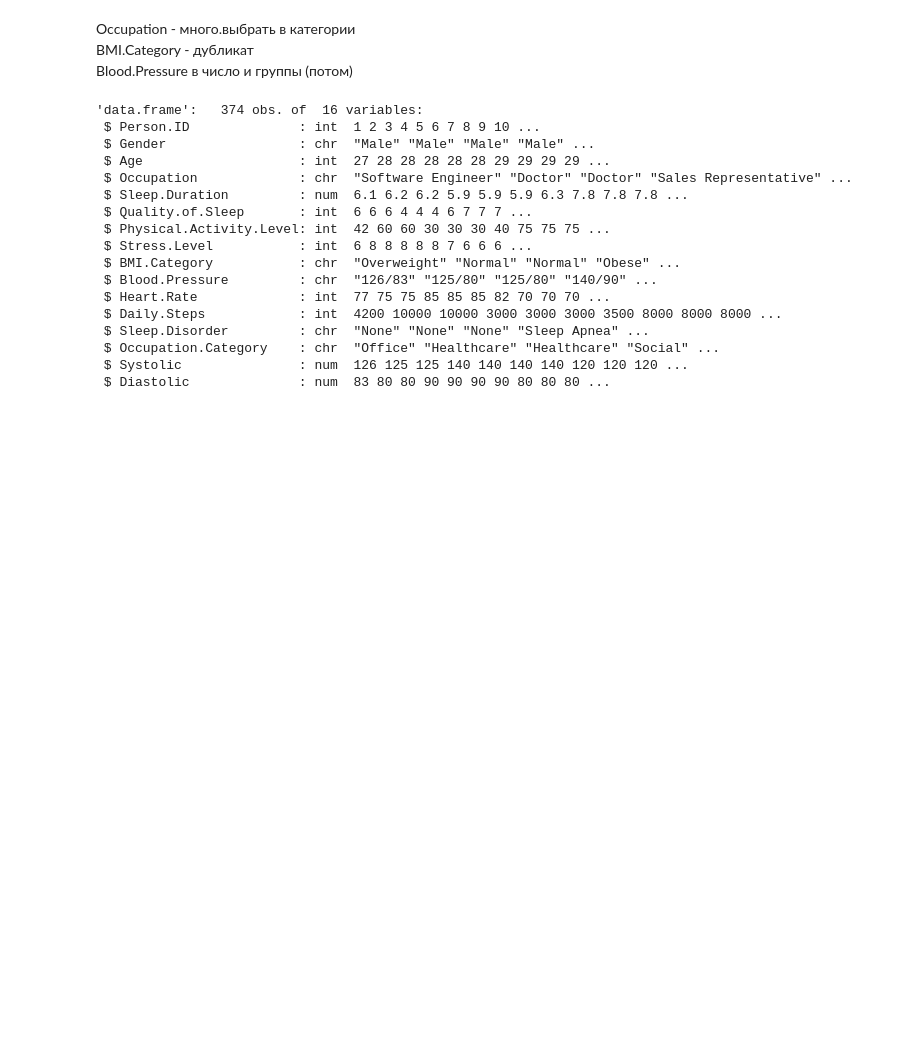
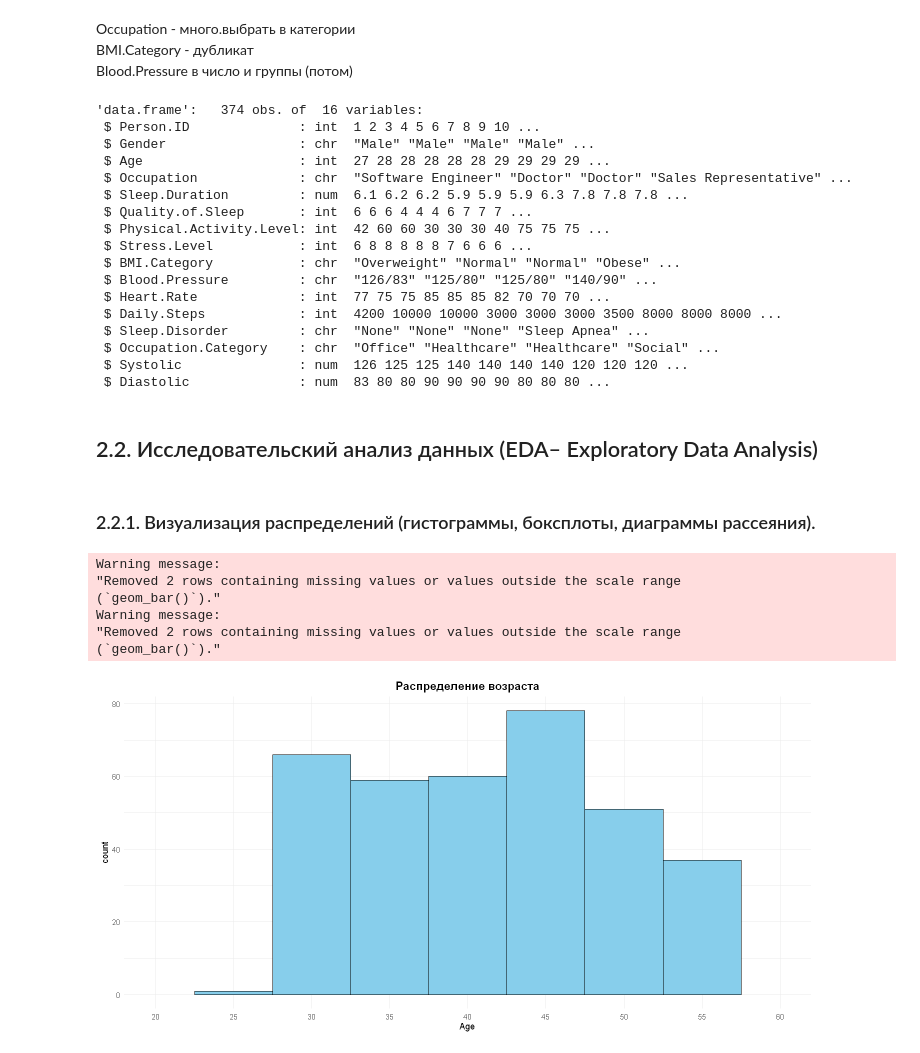
Before and after one commit to parababla/sleep_quality_analysis, a Jupyter notebook: sleep_quality_analysis.ipynb, the cells around one changed output. Drawn from its saved outputs; the diff is of its cells as text; code cells hidden in the pictures; blank space fills up the shorter version.

```diff
--- a/sleep_quality_analysis.ipynb
+++ b/sleep_quality_analysis.ipynb
@@ -119,3 +101,7 @@ str(df)
  $ Occupation.Category    : chr  "Office" "Healthcare" "Healthcare" "Social" ...
  $ Systolic               : num  126 125 125 140 140 140 140 120 120 120 ...
  $ Diastolic              : num  83 80 80 90 90 90 90 80 80 80 ...
+# %% [markdown]
+## 2.2. Исследовательский анализ данных (EDA– Exploratory Data Analysis)
+# %% [markdown]
+### 2.2.1. Визуализация распределений (гистограммы, боксплоты, диаграммы рассеяния).
@@ -121,0 +110,20 @@ str(df)
+# %%
+ggplot(df, aes(x = Age)) +
+  geom_histogram(binwidth = 5, fill = "skyblue", color = "black") +
+  theme_minimal() +
+  scale_x_continuous( limits = c(20, 60), breaks = seq(20, 60, by = 5)) +
+  labs(title = "Распределение возраста") +
+  theme(
+    plot.title = element_text(hjust = 0.5, face = "bold", size = 14),
+    panel.grid.minor.x = element_blank(),
+  )
+
+ggsave("materials/histogram/age_histogram.png", width = 12, height = 6, dpi = 300)
+# %% [output]
+Warning message:
+"Removed 2 rows containing missing values or values outside the scale range
+(`geom_bar()`)."
+Warning message:
+"Removed 2 rows containing missing values or values outside the scale range
+(`geom_bar()`)."
+[figure, added]
```
Also changed, not shown: parts of 15 cells of this notebook.
